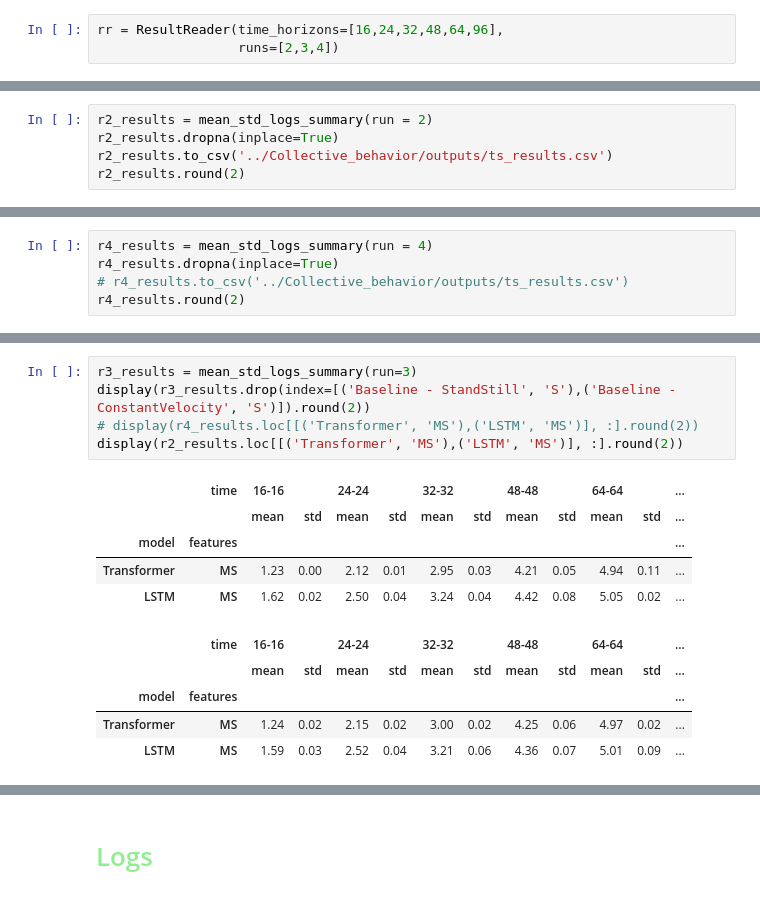
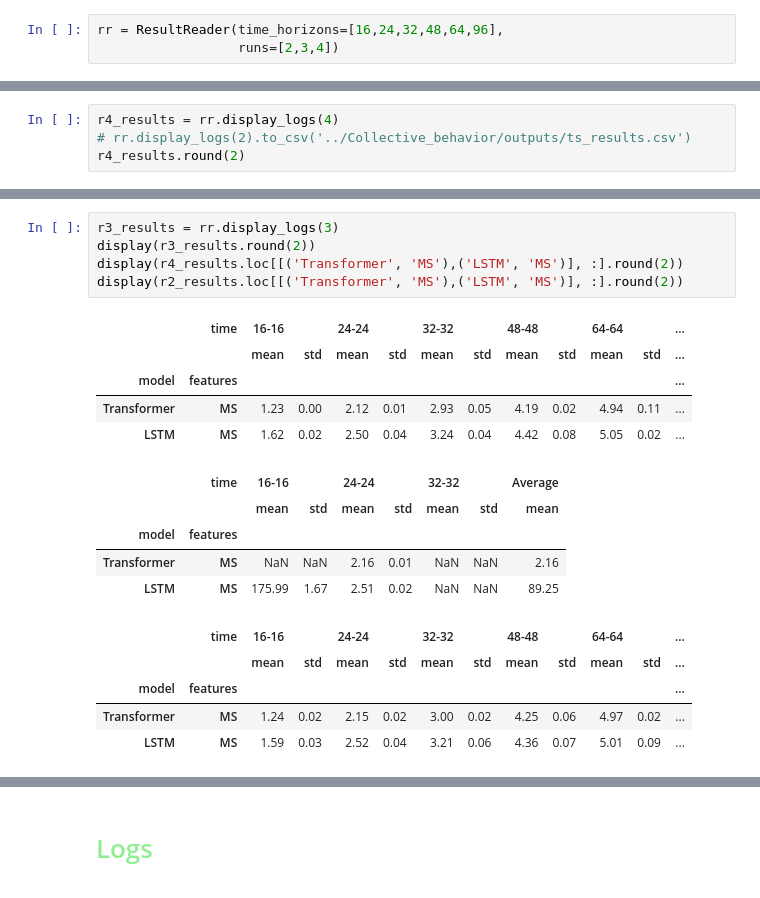
Before and after one commit to arnaud-odet/Time-Series-Library, a Jupyter notebook: results.ipynb, the cells around one changed output, grey strips where cells are left out. Saved outputs shown, nothing was run; the diff lists cells and outputs as text.

```diff
--- a/results.ipynb
+++ b/results.ipynb
@@ -65,7 +63,6 @@ rr.results
 78 rows × 10 columns
 # %%
-r2_results = mean_std_logs_summary(run = 2)
-r2_results.dropna(inplace=True)
-r2_results.to_csv('../Collective_behavior/outputs/ts_results.csv')
-r2_results.round(2)
+r4_results = rr.display_logs(4)
+# rr.display_logs(2).to_csv('../Collective_behavior/outputs/ts_results.csv')
+r4_results.round(2)
 # %% [output]
@@ -89,5 +85,0 @@ r2_results.round(2)
-# %%
-r4_results = mean_std_logs_summary(run = 4)
-r4_results.dropna(inplace=True)
-# r4_results.to_csv('../Collective_behavior/outputs/ts_results.csv')
-r4_results.round(2)
@@ -102,16 +86,21 @@ r4_results.round(2)
 # %%
-r3_results = mean_std_logs_summary(run=3)
-display(r3_results.drop(index=[('Baseline - StandStill', 'S'),('Baseline - ConstantVelocity', 'S')]).round(2))
-# display(r4_results.loc[[('Transformer', 'MS'),('LSTM', 'MS')], :].round(2))
+r3_results = rr.display_logs(3)
+display(r3_results.round(2))
+display(r4_results.loc[[('Transformer', 'MS'),('LSTM', 'MS')], :].round(2))
 display(r2_results.loc[[('Transformer', 'MS'),('LSTM', 'MS')], :].round(2))
 # %% [output]
 |  | time | 16-16 |  | 24-24 |  | 32-32 |  | 48-48 |  | 64-64 |  | ... |
 |  |  | mean | std | mean | std | mean | std | mean | std | mean | std | ... |
 | model | features |  |  |  |  |  |  |  |  |  |  | ... |
-| Transformer | MS | 1.23 | 0.00 | 2.12 | 0.01 | 2.95 | 0.03 | 4.21 | 0.05 | 4.94 | 0.11 | ... |
+| Transformer | MS | 1.23 | 0.00 | 2.12 | 0.01 | 2.93 | 0.05 | 4.19 | 0.02 | 4.94 | 0.11 | ... |
 | LSTM | MS | 1.62 | 0.02 | 2.50 | 0.04 | 3.24 | 0.04 | 4.42 | 0.08 | 5.05 | 0.02 | ... |
-|  | time | 16-16 |  | 24-24 |  | 32-32 |  | 48-48 |  | 64-64 |  | ... |
-|  |  | mean | std | mean | std | mean | std | mean | std | mean | std | ... |
-| model | features |  |  |  |  |  |  |  |  |  |  | ... |
-| Transformer | MS | 1.24 | 0.02 | 2.15 | 0.02 | 3.00 | 0.02 | 4.25 | 0.06 | 4.97 | 0.02 | ... |
-| LSTM | MS | 1.59 | 0.03 | 2.52 | 0.04 | 3.21 | 0.06 | 4.36 | 0.07 | 5.01 | 0.09 | ... |
+|  | time | 16-16 |  | 24-24 |  | 32-32 |  | Average |
+|  |  | mean | std | mean | std | mean | std | mean |
+| model | features |  |  |  |  |  |  |  |
+| Transformer | MS | NaN | NaN | 2.16 | 0.01 | NaN | NaN | 2.16 |
+| LSTM | MS | 175.99 | 1.67 | 2.51 | 0.02 | NaN | NaN | 89.25 |
+|  | time | 16-16 |  | 24-24 |  | 32-32 |  | 48-48 |  | 64-64 |  | ... |
+|  |  | mean | std | mean | std | mean | std | mean | std | mean | std | ... |
+| model | features |  |  |  |  |  |  |  |  |  |  | ... |
+| Transformer | MS | 1.24 | 0.02 | 2.15 | 0.02 | 3.00 | 0.02 | 4.25 | 0.06 | 4.97 | 0.02 | ... |
+| LSTM | MS | 1.59 | 0.03 | 2.52 | 0.04 | 3.21 | 0.06 | 4.36 | 0.07 | 5.01 | 0.09 | ... |
```
Also changed, not shown: parts of 10 cells of this notebook, 2 other files.
